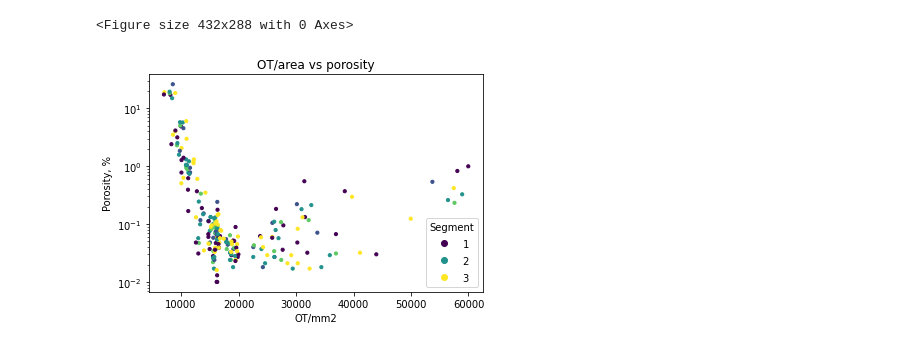
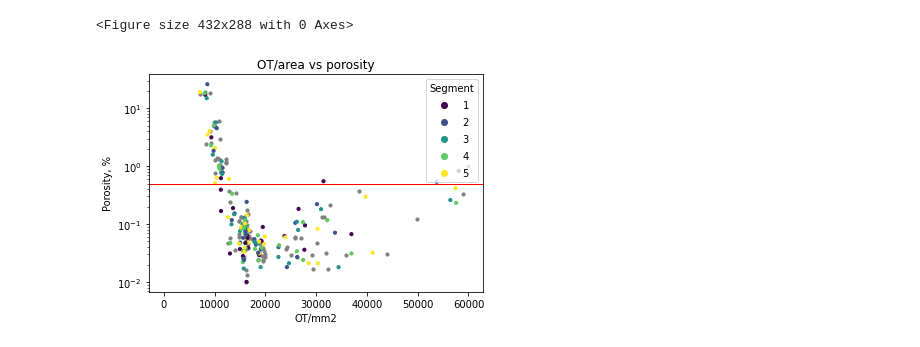
Before and after one commit to ErikSievers/thesis, a Jupyter notebook: final-notebook-v3.ipynb, the cells around one changed output. Drawn from its saved outputs; the diff is of its cells as text; code cells hidden in the pictures.

```diff
--- a/final-notebook-v3.ipynb
+++ b/final-notebook-v3.ipynb
@@ -230,26 +230,25 @@ plt.figure()
 # %%
 # Create a numpy array with the average value of all non-nan pixels
 X = [np.nanmean(object) for object in trainobjects]
 X2 = [np.nanmean(object) for object in testobjects]
 
 
 plt.title("OT/area vs porosity")
 plt.ylabel('Porosity, %')
 plt.xlabel('OT/mm2')
 y = trainobjectinfo.Porosity
 y2 = testsegmentinfo.Porosity
+scatter2 = plt.scatter(X2, y2, c='grey', s=10)
 scatter = plt.scatter(X, y, c=trainobjectinfo.Segment,  s=10)
 legend1 = plt.legend(*scatter.legend_elements(),
                     loc="upper right", title="Segment")
-scatter2 = plt.scatter(X2, y2, c=testsegmentinfo.Segment,  s=10)
-legend1 = plt.legend(*scatter2.legend_elements(),
-                    loc="lower right", title="Segment")
+plt.axline((-0.1, 0.5), (0, 0.5), linewidth=1, color='r')
 # for index, row in segmentdf.iterrows():
 #     plt.annotate(text=row.Object, xy=(x[index], y[index]))
 plt.yscale('log')
 # plt.xscale('log')
 # %% [output]
-[figure, old version]
+[figure, new version]
 # %%
 from sklearn import neighbors, metrics
 from sklearn.model_selection import cross_val_score, LeaveOneOut
```
Also changed, not shown: parts of 8 cells of this notebook, 1 other file.
